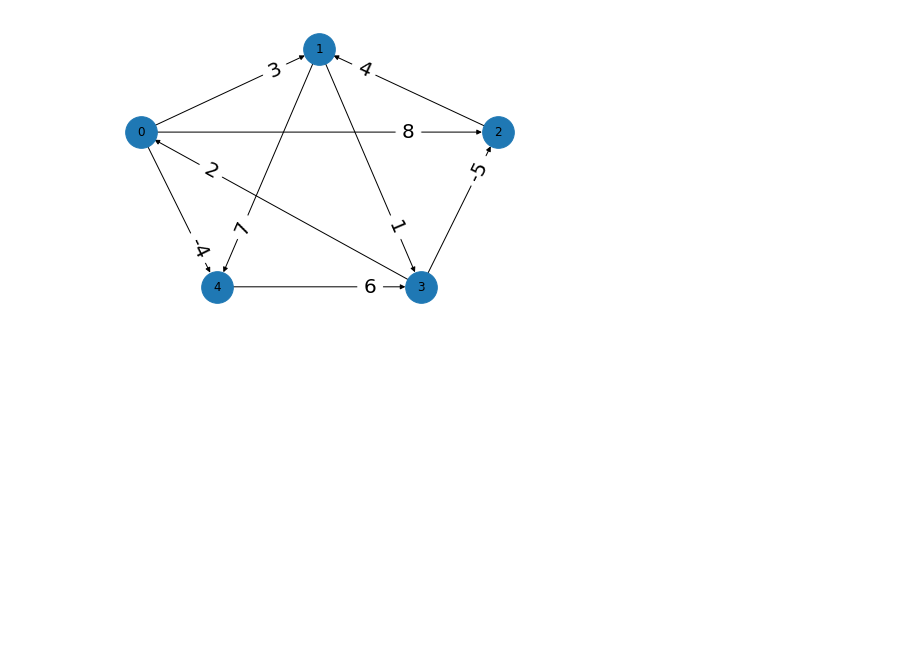
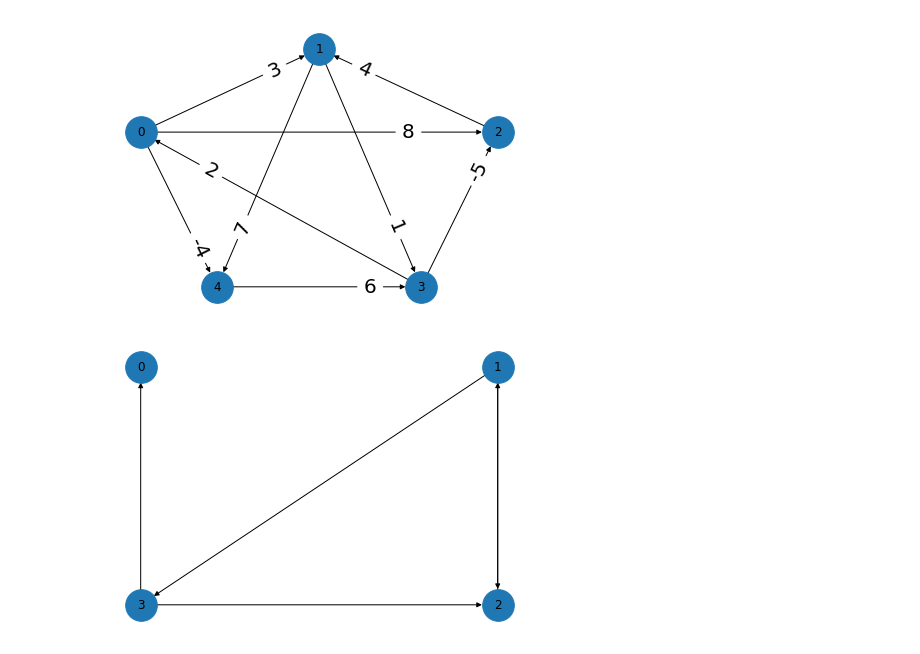
Before and after one commit to e5pe0n/algorithm-training, a Jupyter notebook: algorithm_introduction/ss25_all_pairs_shortest_paths/python/graph.ipynb, the cells around one changed output. Saved outputs shown, nothing was run; the diff lists cells and outputs as text; code cells hidden in the pictures; blank space fills up the shorter version.

```diff
--- a/algorithm_introduction/ss25_all_pairs_shortest_paths/python/graph.ipynb
+++ b/algorithm_introduction/ss25_all_pairs_shortest_paths/python/graph.ipynb
@@ -32,3 +32,16 @@ nx.draw_networkx_edge_labels(G1, pos1, edge_labels=labels1, font_size=20, label_
  (3, 2): Text(0.31249999999999994, 0.48750000000000004, '-5'),
  (4, 3): Text(0.10000000000000002, 0.0, '6')}
 [figure]
+# %%
+G2 = nx.DiGraph()
+G2.add_nodes_from([i for i in range(4)])
+G2.add_edges_from(((3, 0), (3, 2), (1, 3), (1, 2), (2, 1)))
+pos2 = {
+    0: (0, 1),
+    1: (1, 1),
+    2: (1, 0),
+    3: (0, 0)
+}
+nx.draw(G2, pos2, node_size=1000, with_labels=True)
+# %% [output]
+[figure, added]
```
Also changed, not shown: parts of 2 cells of this notebook, 2 other files.
